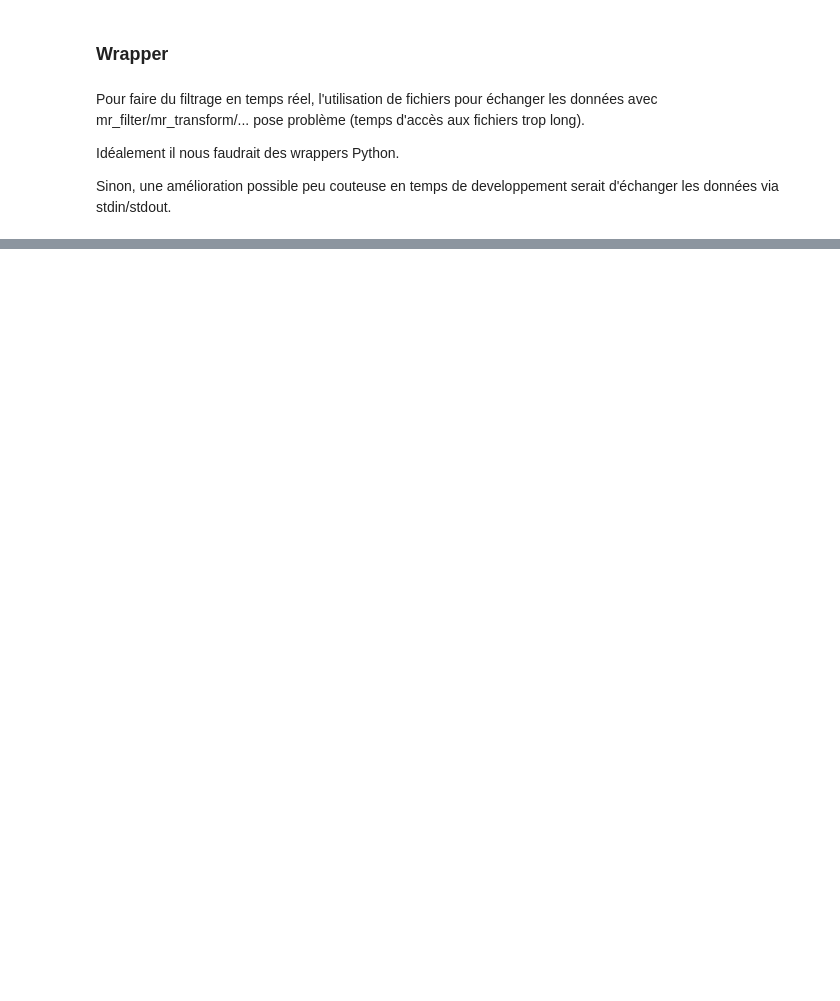
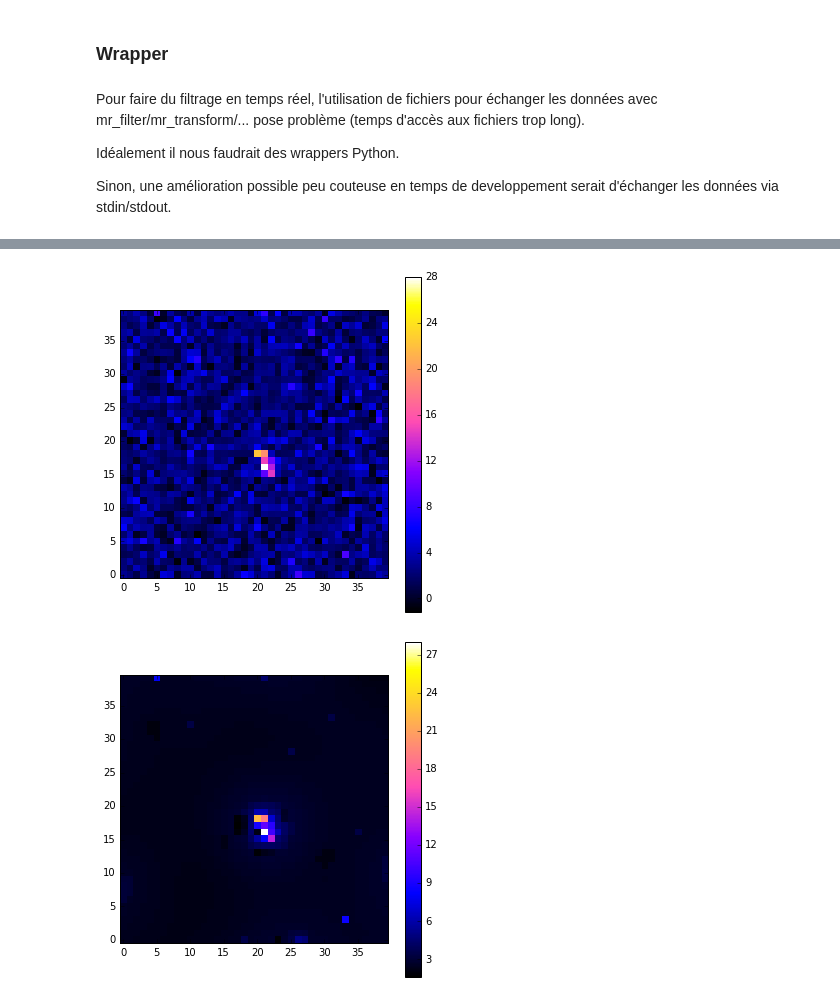
Before and after one commit to jdhp-sap/pywi-cta-legacy, a Jupyter notebook: cosmostat.ipynb, the cells around one changed output, grey strips where cells are left out. Cells and saved outputs as stored; diff of their text form; code cells hidden in the pictures; blank space fills up the shorter version.

```diff
--- a/cosmostat.ipynb
+++ b/cosmostat.ipynb
@@ -173,0 +270,37 @@ Sinon, une amélioration possible peu couteuse en temps de developpement serait
+# %%
+cleaning_algorithm = mrfilter.WaveletTransform()
+# %%
+data = read_cta_file(file_path)["input_image"]
+# %%
+#cleaning_function_params = {
+#                "type_of_multiresolution_transform": type_of_multiresolution_transform,
+#                "type_of_filters": type_of_filters,
+#                "type_of_non_orthog_filters": type_of_non_orthog_filters,
+#                "number_of_scales": number_of_scales,
+#                "suppress_last_scale": suppress_last_scale,
+#                "suppress_isolated_pixels": suppress_isolated_pixels,
+#                "kill_isolated_pixels": kill_isolated_pixels,
+#                "coef_detection_method": coef_detection_method,
+#                "k_sigma_noise_threshold": k_sigma_noise_threshold,
+#                "noise_model": noise_model,
+#                "detect_only_positive_structure": detect_only_positive_structure,
+#                "suppress_positivity_constraint": suppress_positivity_constraint,
+#                "type_of_filtering": type_of_filtering,
+#                "first_detection_scale": first_detection_scale,
+#                "number_of_iterations": number_of_iterations,
+#                "epsilon": epsilon,
+#                "support_file_name": support_file_name,
+#                "precision": precision,
+#                "offset_after_calibration": offset_after_calibration,
+#                "correction_offset": correction_offset,
+#                "input_image_scale": input_image_scale,
+#                "verbose": verbose
+#}
+
+out = cleaning_algorithm.clean_image(data, raw_option_string="")
+
+plot(data)
+plot(out)
+# %% [output]
+[figure, added]
+[figure, added]
```
Also changed, not shown: parts of 24 cells of this notebook.
